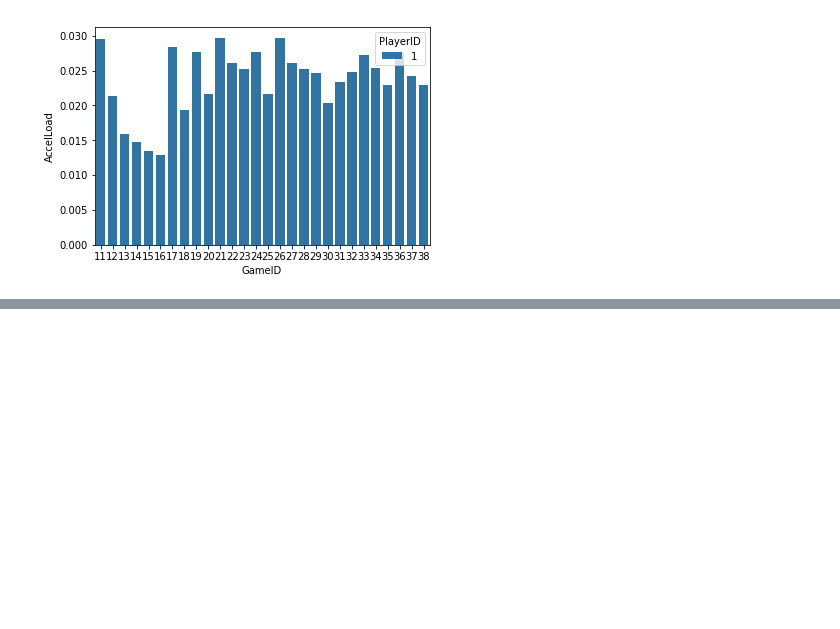
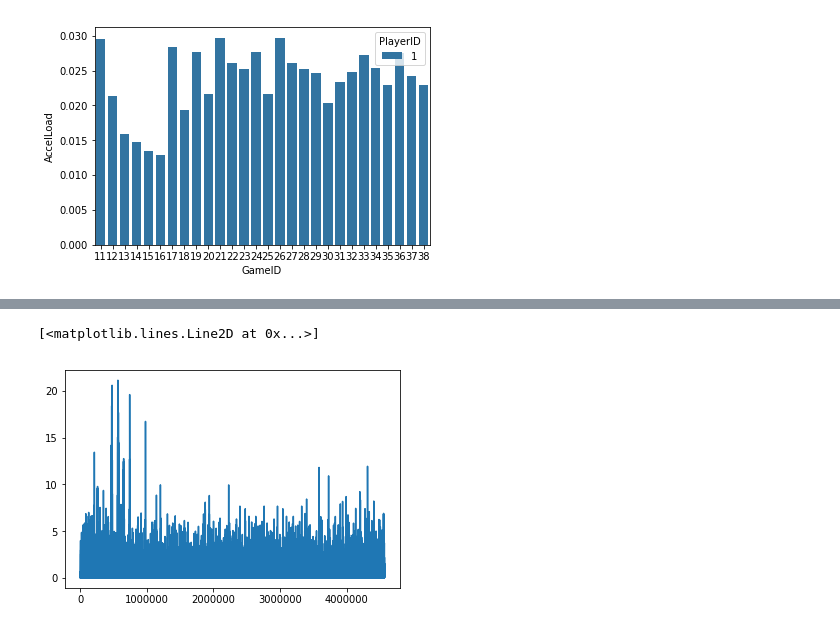
Before and after one commit to NicolasHu11/MCPY, a Jupyter notebook: gps_manipulate_yihangx.ipynb, the cells around one changed output, grey strips where cells are left out. Saved outputs shown, nothing was run; the diff lists cells and outputs as text; code cells hidden in the pictures; blank space fills up the shorter version.

Commit message:
performance_label

```diff
--- a/gps_manipulate_yihangx.ipynb
+++ b/gps_manipulate_yihangx.ipynb
@@ -129,3 +129,13 @@ ax = sns.barplot(x="GameID",y="AccelImpulse",hue="PlayerID",data=AccelImpulse)
 ax = sns.barplot(x="GameID",y="AccelLoad",hue="PlayerID",data=AccelLoad)
 # %% [output]
 [figure]
+# %%
+from sklearn import preprocessing
+
+player_num = df['PlayerID'].unique()
+for num in player_num:
+    df.loc[df['PlayerID'] == num,'Speed']  = 100*preprocessing.normalize([df.loc[df['PlayerID'] == num]['Speed']])[0]
+    df.loc[df['PlayerID'] == num,'AccelImpulse']  = 100*preprocessing.normalize([df.loc[df['PlayerID'] == num]['AccelImpulse']])[0]
+    df.loc[df['PlayerID'] == num,'AccelLoad']  = 100*preprocessing.normalize([df.loc[df['PlayerID'] == num]['AccelLoad']])[0]
+# %%
+df['Performance'] = df['Speed'] + df['AccelImpulse'] + df['AccelLoad']
@@ -131,0 +194,5 @@ ax = sns.barplot(x="GameID",y="AccelLoad",hue="PlayerID",data=AccelLoad)
+# %%
+plt.plot(df['Performance'])
+# %% [output]
+[<matplotlib.lines.Line2D at 0x...>]
+[figure, added]
```
Also changed, not shown: parts of 6 cells of this notebook.
